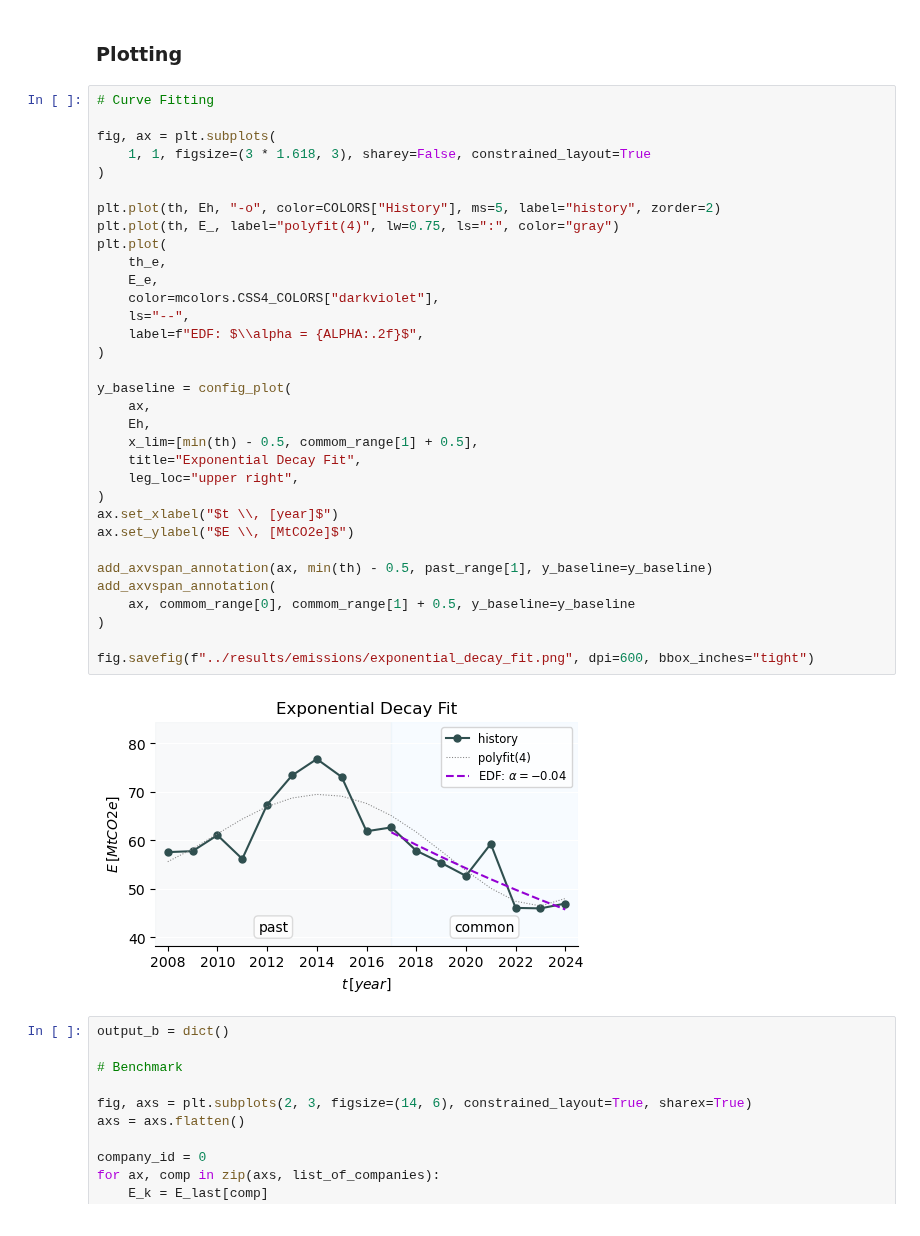
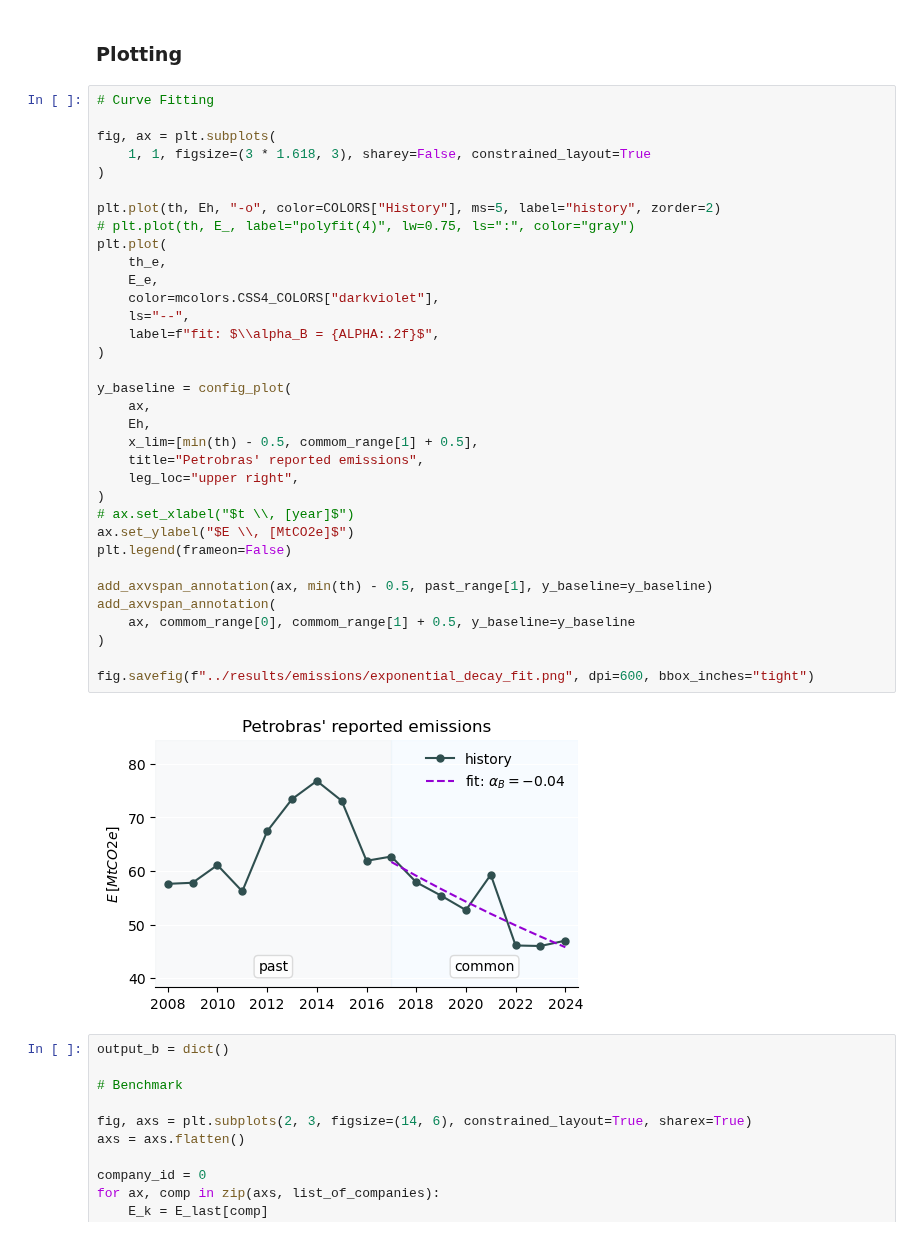
Before and after one commit to thiagoneye/costcaster, a Jupyter notebook: src/forecast.ipynb, the cells around one changed output. Drawn from its saved outputs; the diff is of its cells as text.

```diff
--- a/src/forecast.ipynb
+++ b/src/forecast.ipynb
@@ -631,38 +631,39 @@ def lag_cumulative(comp, br, opt="cum"):
 # %%
 # Curve Fitting
 
 fig, ax = plt.subplots(
     1, 1, figsize=(3 * 1.618, 3), sharey=False, constrained_layout=True
 )
 
 plt.plot(th, Eh, "-o", color=COLORS["History"], ms=5, label="history", zorder=2)
-plt.plot(th, E_, label="polyfit(4)", lw=0.75, ls=":", color="gray")
+# plt.plot(th, E_, label="polyfit(4)", lw=0.75, ls=":", color="gray")
 plt.plot(
     th_e,
     E_e,
     color=mcolors.CSS4_COLORS["darkviolet"],
     ls="--",
-    label=f"EDF: $\\alpha = {ALPHA:.2f}$",
+    label=f"fit: $\\alpha_B = {ALPHA:.2f}$",
 )
 
 y_baseline = config_plot(
     ax,
     Eh,
     x_lim=[min(th) - 0.5, commom_range[1] + 0.5],
-    title="Exponential Decay Fit",
+    title="Petrobras' reported emissions",
     leg_loc="upper right",
 )
-ax.set_xlabel("$t \\, [year]$")
+# ax.set_xlabel("$t \\, [year]$")
 ax.set_ylabel("$E \\, [MtCO2e]$")
+plt.legend(frameon=False)
 
 add_axvspan_annotation(ax, min(th) - 0.5, past_range[1], y_baseline=y_baseline)
 add_axvspan_annotation(
     ax, commom_range[0], commom_range[1] + 0.5, y_baseline=y_baseline
 )
 
 fig.savefig(f"../results/emissions/exponential_decay_fit.png", dpi=600, bbox_inches="tight")
 # %% [output]
-[figure, old version]
+[figure, new version]
 # %%
 output_b = dict()
 
```
Also changed, not shown: 16 other files.
